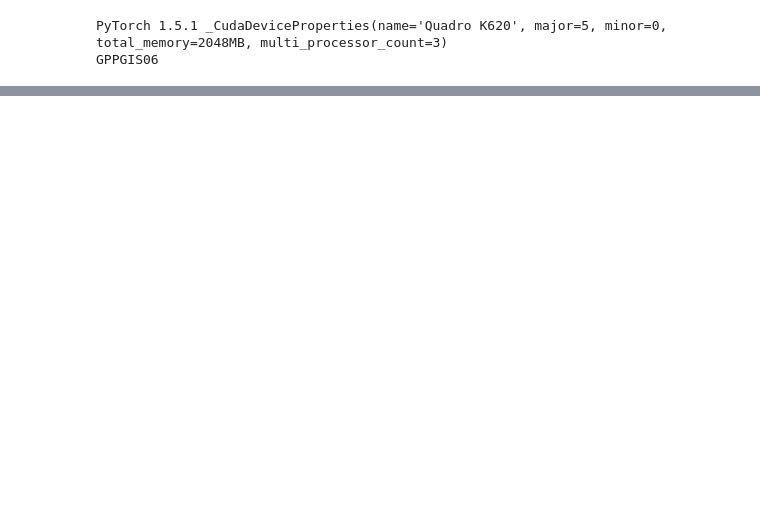
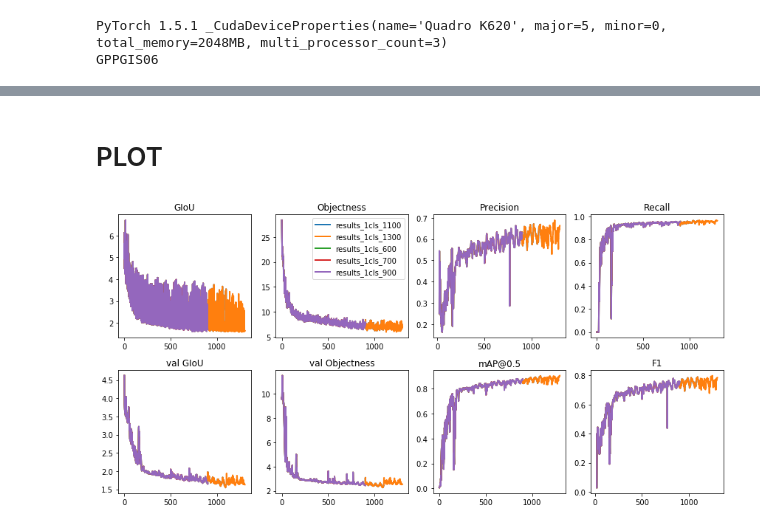
Before and after one commit to wslerry/yolov3, a Jupyter notebook: Detection_Version2.ipynb, the cells around one changed output, grey strips where cells are left out. Cells and saved outputs as stored; diff of their text form; code cells hidden in the pictures; blank space fills up the shorter version.

```diff
--- a/Detection_Version2.ipynb
+++ b/Detection_Version2.ipynb
@@ -157,3 +148,58 @@ else:
-# %%
-ax = 12
-ax*0.8
+# %% [markdown]
+# PLOT
+# %%
+import glob
+import math
+import os
+import random
+import shutil
+import subprocess
+import time
+from copy import copy
+from pathlib import Path
+from sys import platform
+
+import cv2
+import matplotlib
+import matplotlib.pyplot as plt
+import numpy as np
+import torch
+import torch.nn as nn
+import torchvision
+from tqdm import tqdm
+
+file_path = r'C:\Users\lerryw\Google Drive\acacia_dataset\results_1cls_*.txt'
+
+def plots(start=0, stop=0, id=()):  # from utils.utils import *; plot_results()
+    # Plot training 'results*.txt' as seen in https://github.com/ultralytics/yolov3#training
+    fig, ax = plt.subplots(2, 4, figsize=(12, 6), tight_layout=True)
+    ax = ax.ravel()
+    # s = ['GIoU', 'Objectness', 'Classification', 'Precision', 'Recall',
+    #      'val GIoU', 'val Objectness', 'val Classification', 'mAP@0.5', 'F1']
+    s = ['GIoU', 'Objectness', 'Precision', 'Recall',
+         'val GIoU', 'val Objectness', 'mAP@0.5', 'F1']
+    files = glob.glob(file_path)
+    for f in sorted(files):
+        try:
+            # results = np.loadtxt(f, usecols=[2, 3, 4, 8, 9, 12, 13, 14, 10, 11], ndmin=2).T
+            results = np.loadtxt(f, usecols=[2, 3, 8, 9, 12, 13, 10, 11], ndmin=2).T
+            n = results.shape[1]  # number of rows
+            x = range(start, min(stop, n) if stop else n)
+            for i in range(8):
+                y = results[i, x]
+                if i in [0, 1, 2, 5, 6, 7]:
+                    y[y == 0] = np.nan  # dont show zero loss values
+                    # y /= y[0]  # normalize
+                ax[i].plot(x, y, marker='', label=Path(f).stem, linewidth=2, markersize=8)
+                ax[i].set_title(s[i])
+                # if i in [5, 6, 7]:  # share train and val loss y axes
+                #     ax[i].get_shared_y_axes().join(ax[i], ax[i - 5])
+        except:
+            print('Warning: Plotting error for %s, skipping file' % f)
+
+    ax[1].legend()
+    # fig.savefig('/content/acacia/training_results.png', dpi=360)
+
+plots()
+# %% [output]
+[figure, added]
```
Also changed, not shown: parts of 13 cells of this notebook, 2 other files.
